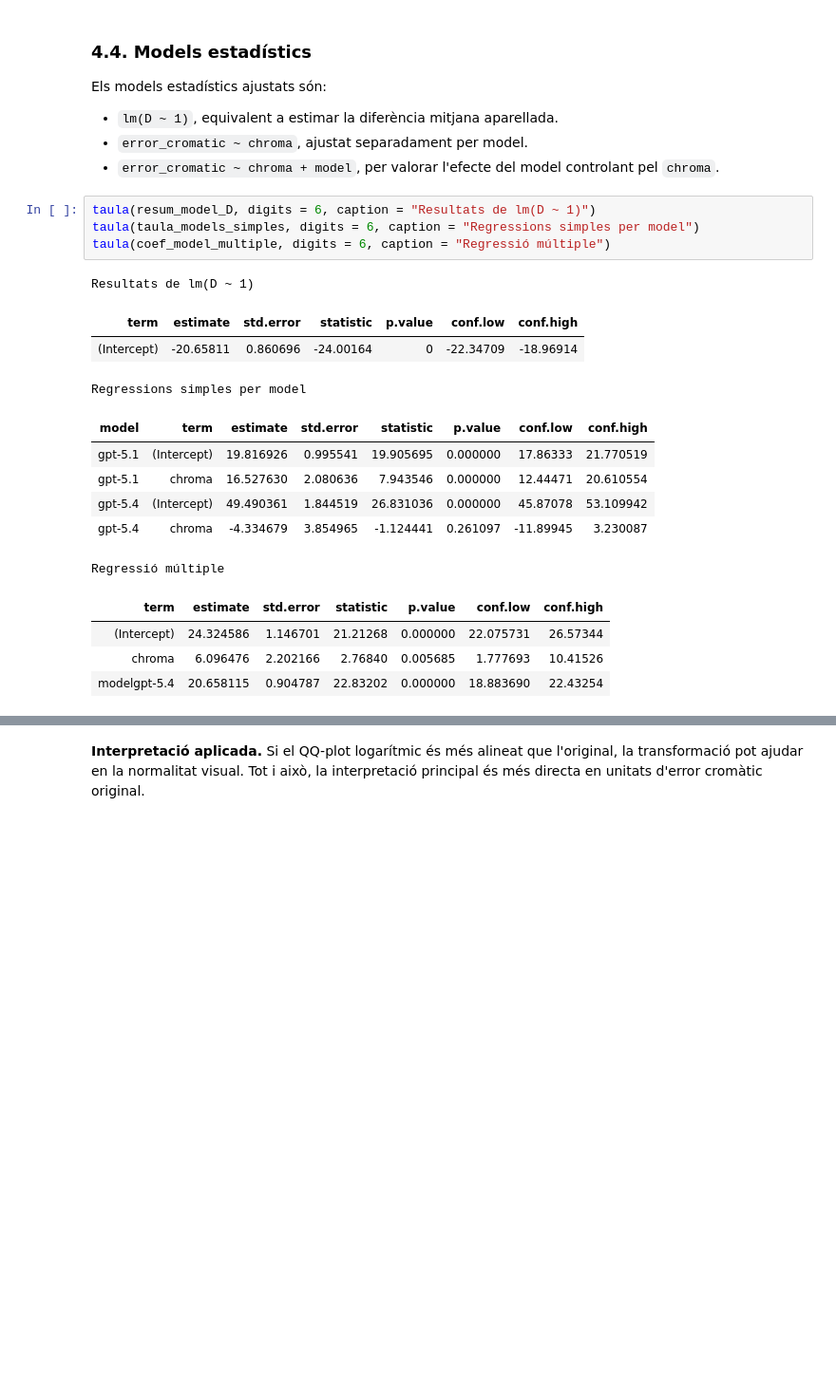
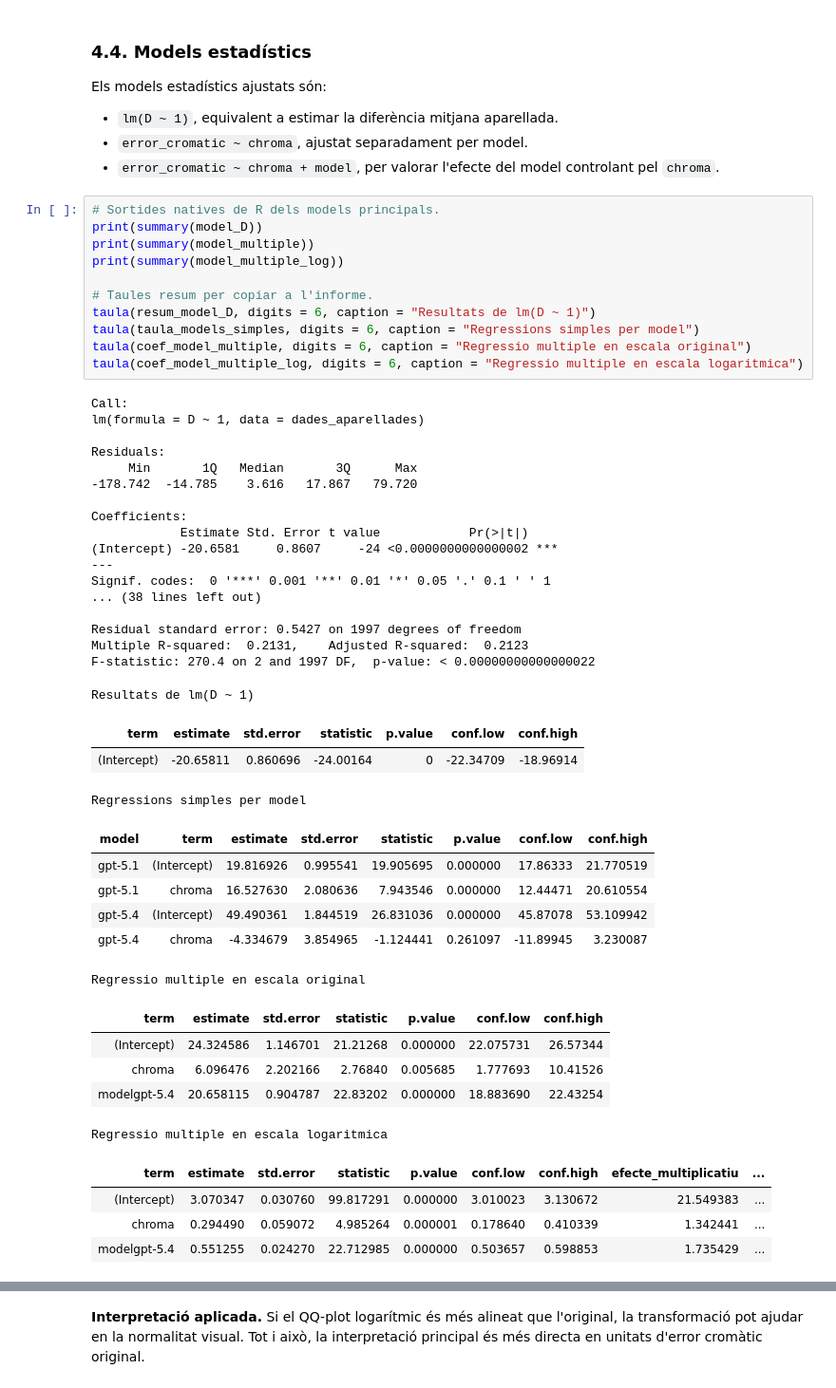
Before and after one commit to adriasebastia/color-llm-benchmark, a Jupyter notebook: analisis/estudi_models_5_1_5_4.ipynb, the cells around one changed output, grey strips where cells are left out. Shown at 95% size. Drawn from its saved outputs; the diff is of its cells as text; blank space fills up the shorter version.

```diff
--- a/analisis/estudi_models_5_1_5_4.ipynb
+++ b/analisis/estudi_models_5_1_5_4.ipynb
@@ -1215,24 +1328,53 @@ Els models estadístics ajustats són:
 - `error_cromatic ~ chroma`, ajustat separadament per model.
 - `error_cromatic ~ chroma + model`, per valorar l'efecte del model controlant pel `chroma`.
 # %%
+# Sortides natives de R dels models principals.
+print(summary(model_D))
+print(summary(model_multiple))
+print(summary(model_multiple_log))
+
+# Taules resum per copiar a l'informe.
 taula(resum_model_D, digits = 6, caption = "Resultats de lm(D ~ 1)")
 taula(taula_models_simples, digits = 6, caption = "Regressions simples per model")
-taula(coef_model_multiple, digits = 6, caption = "Regressió múltiple")
+taula(coef_model_multiple, digits = 6, caption = "Regressio multiple en escala original")
+taula(coef_model_multiple_log, digits = 6, caption = "Regressio multiple en escala logaritmica")
 # %% [output]
-Resultats de lm(D ~ 1)
+Call:
+lm(formula = D ~ 1, data = dades_aparellades)
+
+Residuals:
+     Min       1Q   Median       3Q      Max
+-178.742  -14.785    3.616   17.867   79.720
+
+Coefficients:
+            Estimate Std. Error t value            Pr(>|t|)
+(Intercept) -20.6581     0.8607     -24 <0.0000000000000002 ***
+---
+Signif. codes:  0 '***' 0.001 '**' 0.01 '*' 0.05 '.' 0.1 ' ' 1
+... (38 lines left out)
+
+Residual standard error: 0.5427 on 1997 degrees of freedom
+Multiple R-squared:  0.2131,    Adjusted R-squared:  0.2123
+F-statistic: 270.4 on 2 and 1997 DF,  p-value: < 0.00000000000000022
+Resultats de lm(D ~ 1)
 | term | estimate | std.error | statistic | p.value | conf.low | conf.high |
 | (Intercept) | -20.65811 | 0.860696 | -24.00164 | 0 | -22.34709 | -18.96914 |
-Regressions simples per model
+Regressions simples per model
 | model | term | estimate | std.error | statistic | p.value | conf.low | conf.high |
 | gpt-5.1 | (Intercept) | 19.816926 | 0.995541 | 19.905695 | 0.000000 | 17.86333 | 21.770519 |
 | gpt-5.1 | chroma | 16.527630 | 2.080636 | 7.943546 | 0.000000 | 12.44471 | 20.610554 |
 | gpt-5.4 | (Intercept) | 49.490361 | 1.844519 | 26.831036 | 0.000000 | 45.87078 | 53.109942 |
 | gpt-5.4 | chroma | -4.334679 | 3.854965 | -1.124441 | 0.261097 | -11.89945 | 3.230087 |
-Regressió múltiple
+Regressio multiple en escala original
 | term | estimate | std.error | statistic | p.value | conf.low | conf.high |
 | (Intercept) | 24.324586 | 1.146701 | 21.21268 | 0.000000 | 22.075731 | 26.57344 |
 | chroma | 6.096476 | 2.202166 | 2.76840 | 0.005685 | 1.777693 | 10.41526 |
 | modelgpt-5.4 | 20.658115 | 0.904787 | 22.83202 | 0.000000 | 18.883690 | 22.43254 |
+Regressio multiple en escala logaritmica
+| term | estimate | std.error | statistic | p.value | conf.low | conf.high | efecte_multiplicatiu | ... |
+| (Intercept) | 3.070347 | 0.030760 | 99.817291 | 0.000000 | 3.010023 | 3.130672 | 21.549383 | ... |
+| chroma | 0.294490 | 0.059072 | 4.985264 | 0.000001 | 0.178640 | 0.410339 | 1.342441 | ... |
+| modelgpt-5.4 | 0.551255 | 0.024270 | 22.712985 | 0.000000 | 0.503657 | 0.598853 | 1.735429 | ... |
 # %% [markdown]
 ### 4.5. Transformacions de variables
 
```
Also changed, not shown: parts of 7 cells of this notebook.
